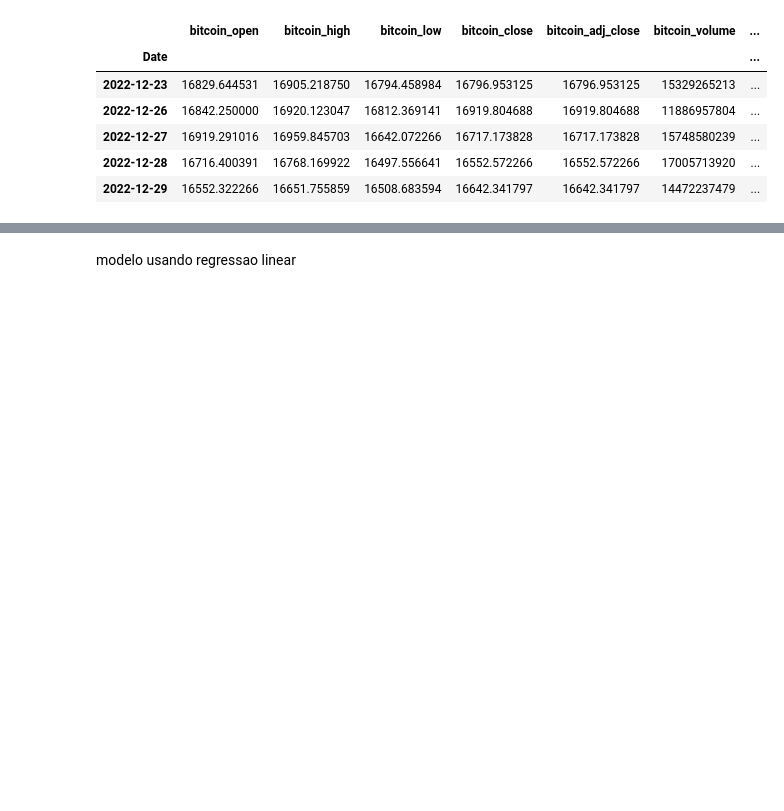
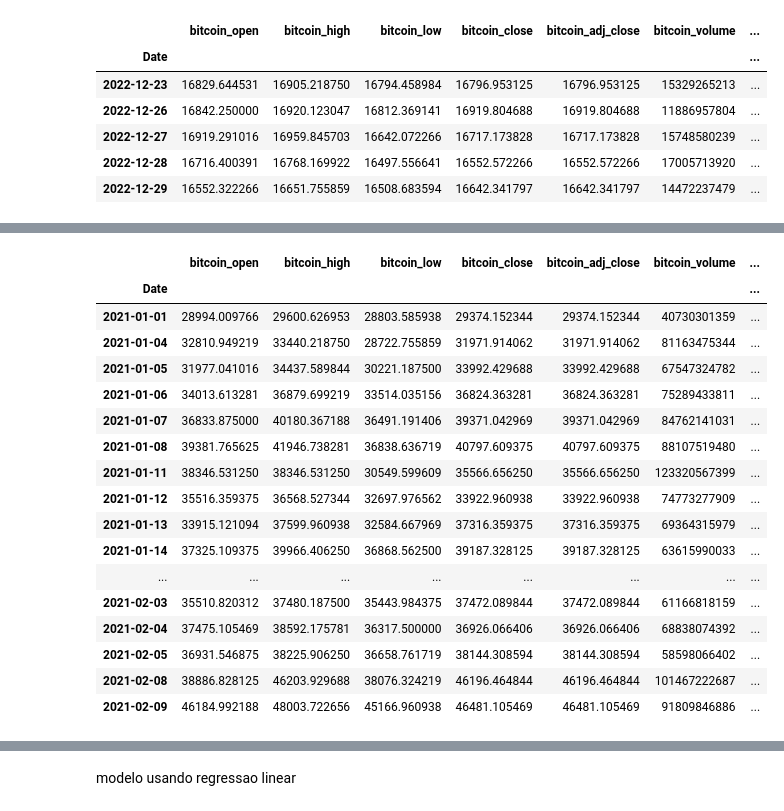
Before and after one commit to Jadeilson08/tcc-data-science, a Jupyter notebook: tcc.ipynb, the cells around one changed output, grey strips where cells are left out. Cells and saved outputs as stored; diff of their text form; code cells hidden in the pictures; blank space fills up the shorter version.

```diff
--- a/tcc.ipynb
+++ b/tcc.ipynb
@@ -443,0 +471,21 @@ first_valid(df_bitcoin_dolar)
+# %%
+df_bitcoin_dolar[262:290]
+# %% [output]
+|  | bitcoin_open | bitcoin_high | bitcoin_low | bitcoin_close | bitcoin_adj_close | bitcoin_volume | ... |
+| Date |  |  |  |  |  |  | ... |
+| 2021-01-01 | 28994.009766 | 29600.626953 | 28803.585938 | 29374.152344 | 29374.152344 | 40730301359 | ... |
+| 2021-01-04 | 32810.949219 | 33440.218750 | 28722.755859 | 31971.914062 | 31971.914062 | 81163475344 | ... |
+| 2021-01-05 | 31977.041016 | 34437.589844 | 30221.187500 | 33992.429688 | 33992.429688 | 67547324782 | ... |
+| 2021-01-06 | 34013.613281 | 36879.699219 | 33514.035156 | 36824.363281 | 36824.363281 | 75289433811 | ... |
+| 2021-01-07 | 36833.875000 | 40180.367188 | 36491.191406 | 39371.042969 | 39371.042969 | 84762141031 | ... |
+| 2021-01-08 | 39381.765625 | 41946.738281 | 36838.636719 | 40797.609375 | 40797.609375 | 88107519480 | ... |
+| 2021-01-11 | 38346.531250 | 38346.531250 | 30549.599609 | 35566.656250 | 35566.656250 | 123320567399 | ... |
+| 2021-01-12 | 35516.359375 | 36568.527344 | 32697.976562 | 33922.960938 | 33922.960938 | 74773277909 | ... |
+| 2021-01-13 | 33915.121094 | 37599.960938 | 32584.667969 | 37316.359375 | 37316.359375 | 69364315979 | ... |
+| 2021-01-14 | 37325.109375 | 39966.406250 | 36868.562500 | 39187.328125 | 39187.328125 | 63615990033 | ... |
+| ... | ... | ... | ... | ... | ... | ... | ... |
+| 2021-02-03 | 35510.820312 | 37480.187500 | 35443.984375 | 37472.089844 | 37472.089844 | 61166818159 | ... |
+| 2021-02-04 | 37475.105469 | 38592.175781 | 36317.500000 | 36926.066406 | 36926.066406 | 68838074392 | ... |
+| 2021-02-05 | 36931.546875 | 38225.906250 | 36658.761719 | 38144.308594 | 38144.308594 | 58598066402 | ... |
+| 2021-02-08 | 38886.828125 | 46203.929688 | 38076.324219 | 46196.464844 | 46196.464844 | 101467222687 | ... |
+| 2021-02-09 | 46184.992188 | 48003.722656 | 45166.960938 | 46481.105469 | 46481.105469 | 91809846886 | ... |
```
Also changed, not shown: parts of 7 cells of this notebook.
